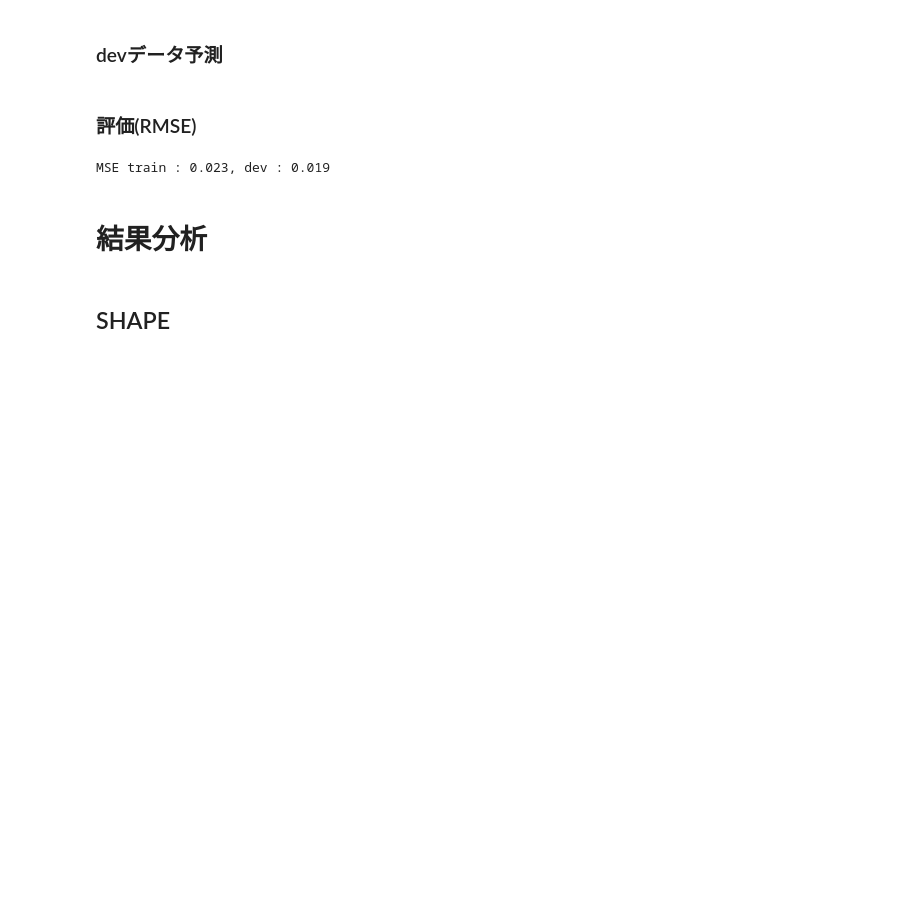
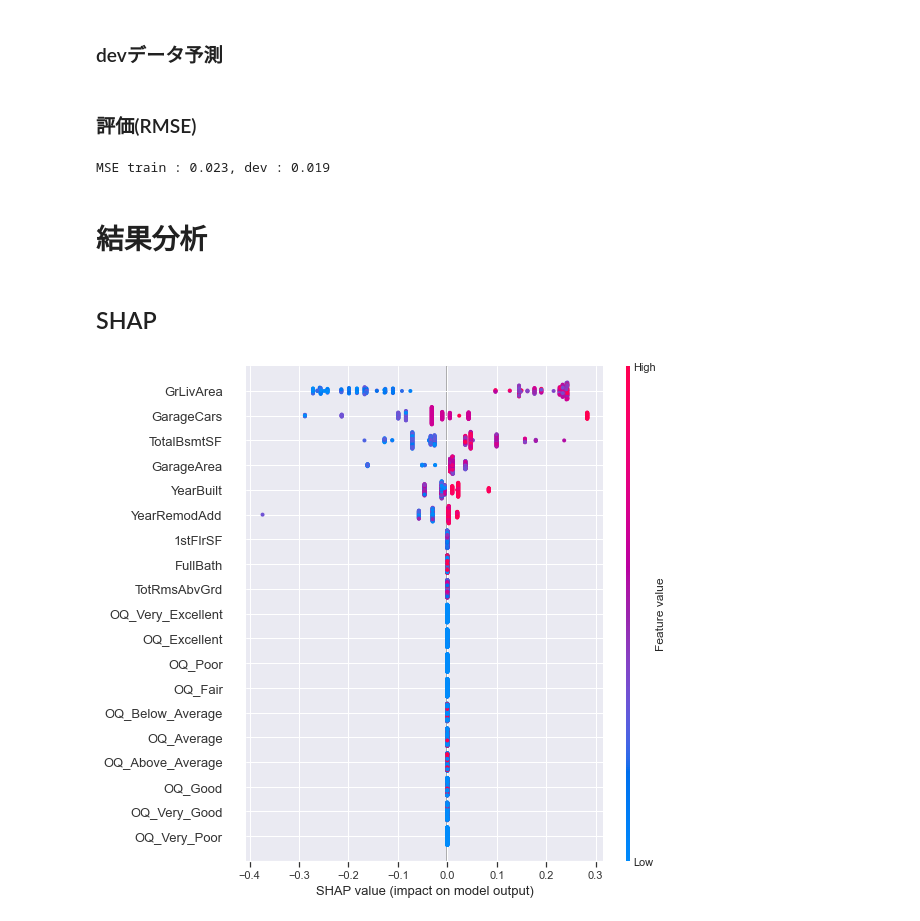
Before and after one commit to go-beyondyourlimits/Kaggle_HousePrices_Prediction, a Jupyter notebook: notebooks/sample.ipynb, the cells around one changed output. Saved outputs shown, nothing was run; the diff lists cells and outputs as text; code cells hidden in the pictures; blank space fills up the shorter version.

Commit message:
add shap

```diff
--- a/notebooks/sample.ipynb
+++ b/notebooks/sample.ipynb
@@ -482,4 +486,4 @@ MSE train : 0.023, dev : 0.019
 # %% [markdown]
 # 結果分析
 # %% [markdown]
-## SHAPE
+## SHAP
@@ -485,0 +492,9 @@ MSE train : 0.023, dev : 0.019
+# %%
+def plot_shap(model, features):
+    explainer = shap.TreeExplainer(model)
+    shap_values = explainer.shap_values(features)
+    shap.summary_plot(shap_values, features)
+# %%
+plot_shap(clf, X_dev)
+# %% [output]
+[figure, added]
```
Also changed, not shown: parts of 11 cells of this notebook.
